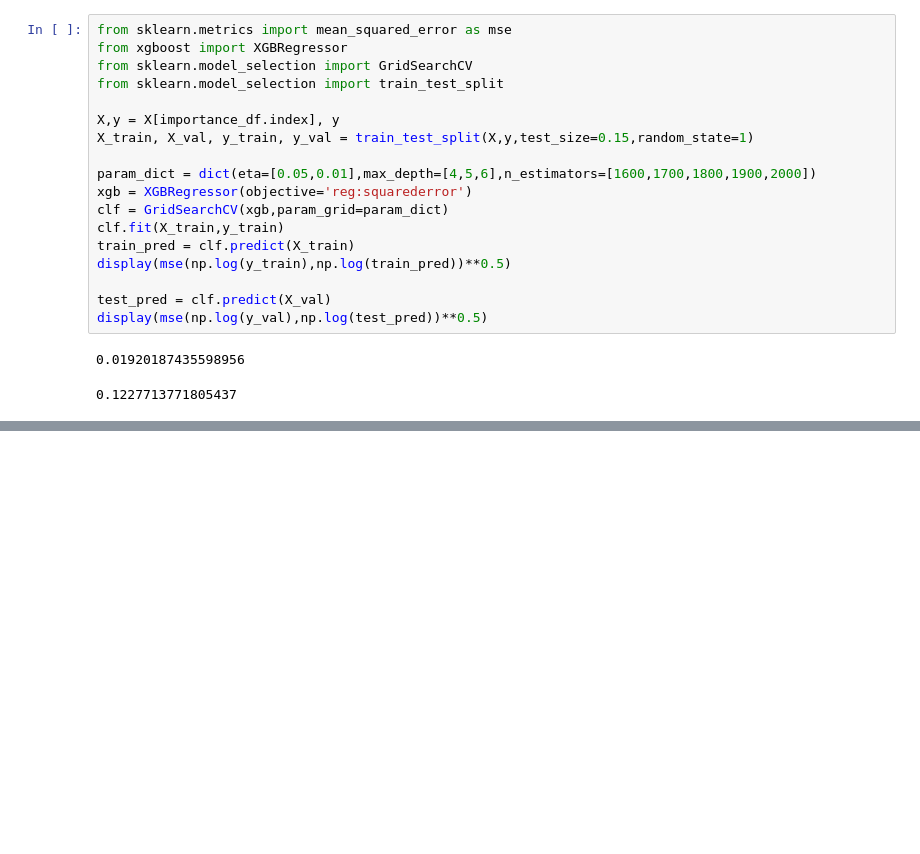
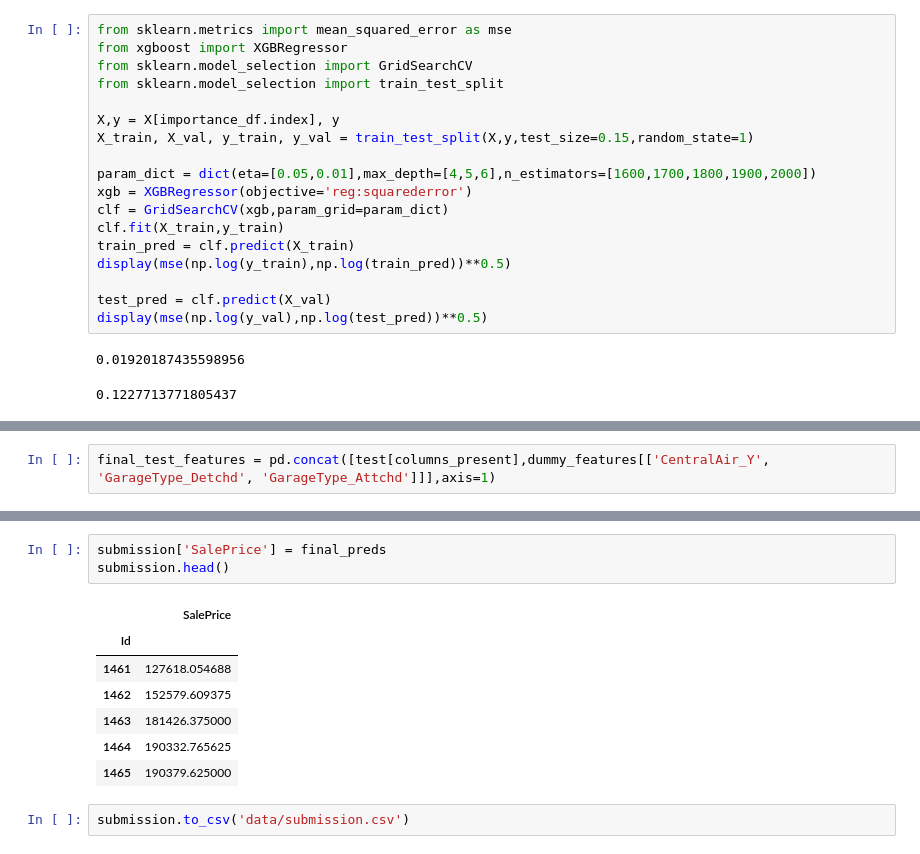
Before and after one commit to gitSuyash/Regression-Housing-Dataset, a Jupyter notebook: Notebook.ipynb, the cells around one changed output, grey strips where cells are left out. Saved outputs shown, nothing was run; the diff lists cells and outputs as text; blank space fills up the shorter version.

```diff
--- a/Notebook.ipynb
+++ b/Notebook.ipynb
@@ -403,0 +568,2 @@ XGBRegressor(base_score=0.5, booster='gbtree', colsample_bylevel=1,
+# %%
+final_test_features = pd.concat([test[columns_present],dummy_features[['CentralAir_Y', 'GarageType_Detchd', 'GarageType_Attchd']]],axis=1)
@@ -403,0 +587,13 @@ XGBRegressor(base_score=0.5, booster='gbtree', colsample_bylevel=1,
+# %%
+submission['SalePrice'] = final_preds
+submission.head()
+# %% [output]
+|  | SalePrice |
+| Id |  |
+| 1461 | 127618.054688 |
+| 1462 | 152579.609375 |
+| 1463 | 181426.375000 |
+| 1464 | 190332.765625 |
+| 1465 | 190379.625000 |
+# %%
+submission.to_csv('data/submission.csv')
```
Also changed, not shown: parts of 33 cells of this notebook, 1 other file.
